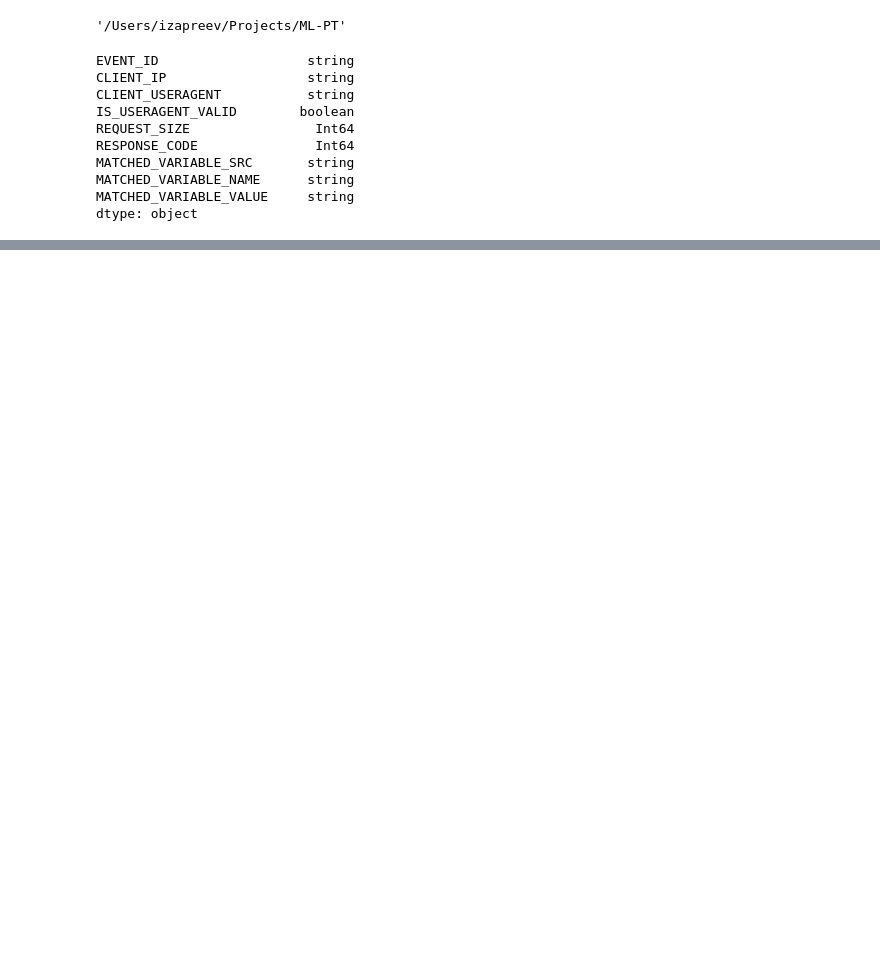
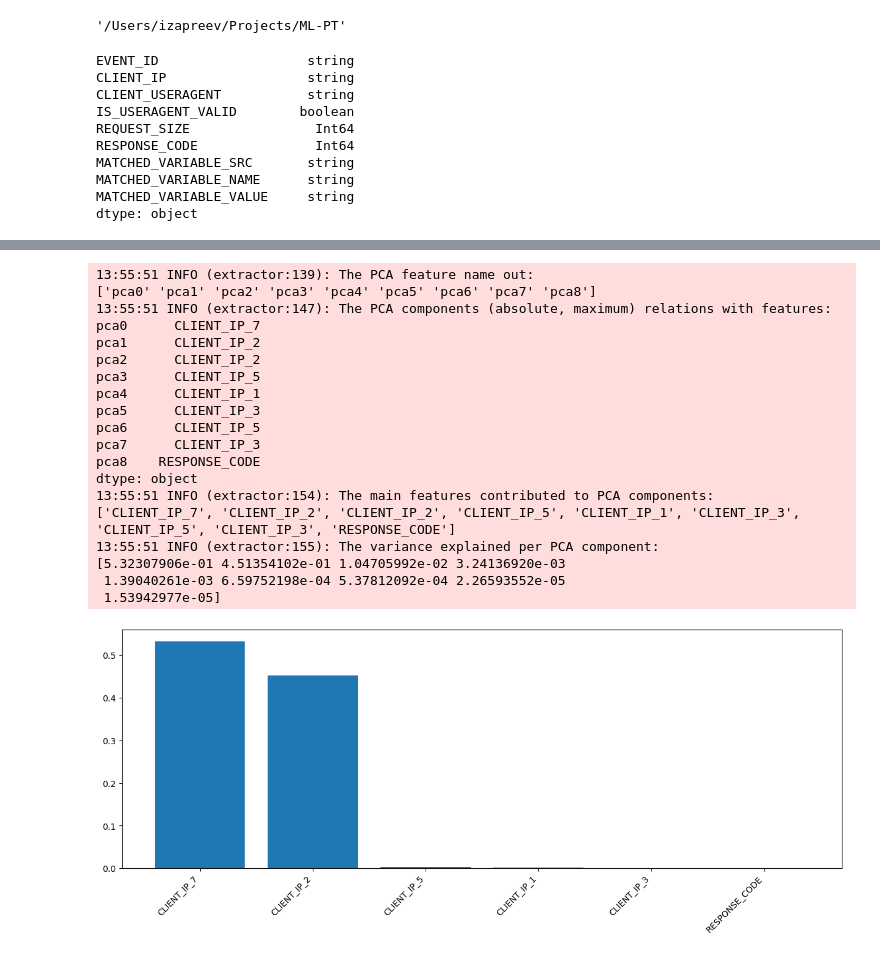
Before and after one commit to ivan-zapreev/ML-PT, a Jupyter notebook: 02_data_analysis.ipynb, the cells around one changed output, grey strips where cells are left out. Drawn from its saved outputs; the diff is of its cells as text; code cells hidden in the pictures; blank space fills up the shorter version.

```diff
--- a/02_data_analysis.ipynb
+++ b/02_data_analysis.ipynb
@@ -65,8 +103,5 @@ _ = extractor.get_feature_names_out()
 # %%
-# Get the features additionally ignoring the CLIENT_IP column with Scaling and PCA the data
-extractor = FeatureExtractor(ignore_columns=['EVENT_ID', 'CLIENT_IP'])
-X = extractor.fit_transform(data_df)
-
-# Get the names of the features remaining after the PCA
-_ = extractor.get_feature_names_out()
+# Get the features with additional ignores with Scaling and PCA the data
+extractor_02 = FeatureExtractor(ignore_columns=['EVENT_ID', 'REQUEST_SIZE'])
+X_02 = extractor_02.fit_transform(data_df)
 # %% [output]
@@ -89,0 +125,24 @@ _ = extractor.get_feature_names_out()
+# %%
+# Plot the resulting feature space data
+plot_variance_explained(extractor_02)
+# %% [output]
+13:55:51 INFO (extractor:139): The PCA feature name out:
+['pca0' 'pca1' 'pca2' 'pca3' 'pca4' 'pca5' 'pca6' 'pca7' 'pca8']
+13:55:51 INFO (extractor:147): The PCA components (absolute, maximum) relations with features:
+pca0      CLIENT_IP_7
+pca1      CLIENT_IP_2
+pca2      CLIENT_IP_2
+pca3      CLIENT_IP_5
+pca4      CLIENT_IP_1
+pca5      CLIENT_IP_3
+pca6      CLIENT_IP_5
+pca7      CLIENT_IP_3
+pca8    RESPONSE_CODE
+dtype: object
+13:55:51 INFO (extractor:154): The main features contributed to PCA components:
+['CLIENT_IP_7', 'CLIENT_IP_2', 'CLIENT_IP_2', 'CLIENT_IP_5', 'CLIENT_IP_1', 'CLIENT_IP_3', 'CLIENT_IP_5', 'CLIENT_IP_3', 'RESPONSE_CODE']
+13:55:51 INFO (extractor:155): The variance explained per PCA component:
+[5.32307906e-01 4.51354102e-01 1.04705992e-02 3.24136920e-03
+ 1.39040261e-03 6.59752198e-04 5.37812092e-04 2.26593552e-05
+ 1.53942977e-05]
+[figure, added]
```
Also changed, not shown: parts of 14 cells of this notebook, 1 other file.
